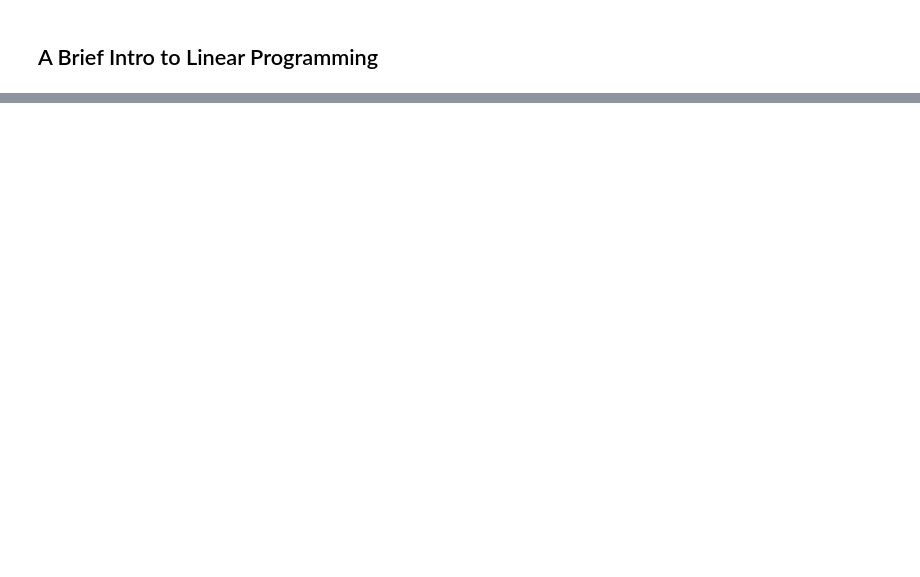
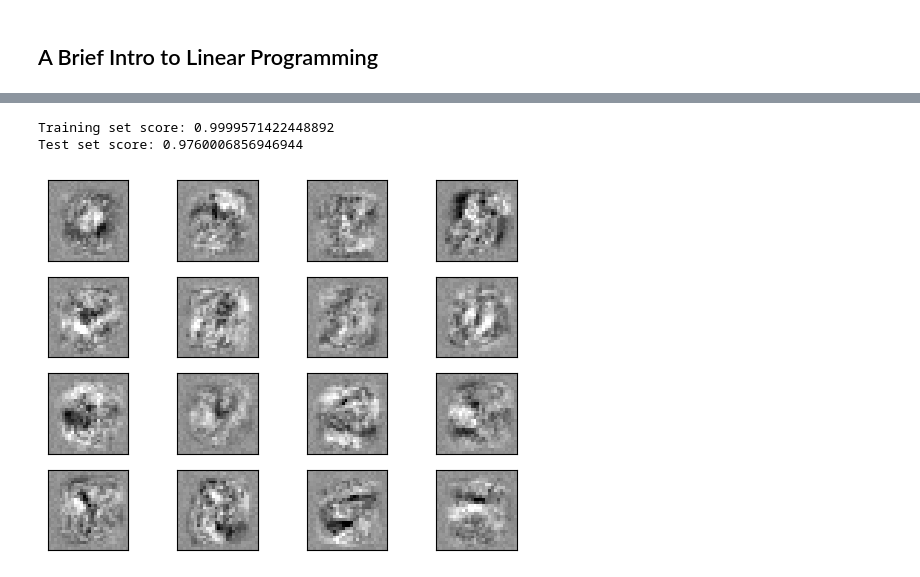
Before and after one commit to MiesnerJacob/essential-math-for-data-science, a Jupyter notebook: 09-appendix-a-supplumental-topics.ipynb, the cells around one changed output, grey strips where cells are left out. Drawn from its saved outputs; the diff is of its cells as text; code cells hidden in the pictures; blank space fills up the shorter version.

```diff
--- a/09-appendix-a-supplumental-topics.ipynb
+++ b/09-appendix-a-supplumental-topics.ipynb
@@ -173,0 +403,39 @@ def normal_pdf(x: float, mean: float, std_dev:float):
+# %%
+# A handwsritten digit classifier neural network in scikit-learn
+
+df = pd.read_csv("https://bit.ly/3ilJc2C", compression="zip", delimiter=",")
+
+X = (df.values[:, :-1] / 255)
+Y = df.values[:, -1]
+
+X_train, X_test, Y_train, Y_test = train_test_split(
+    X, Y, test_size=1/3, random_state=42, stratify=Y
+)
+
+nn = MLPClassifier(
+    solver="sgd",
+    hidden_layer_sizes=(100, ),
+    activation="logistic",
+    max_iter=480,
+    learning_rate_init=0.1
+)
+
+nn.fit(X_train, Y_train)
+
+print(f"Training set score: {nn.score(X_train, Y_train)}")
+print(f"Test set score: {nn.score(X_test, Y_test)}")
+
+# Plot heatmap
+fig, axes = plt.subplots(4, 4)
+
+vmin, vmax = nn.coefs_[0].min(), nn.coefs_[0].max()
+for coef, ax in zip(nn.coefs_[0].T, axes.ravel()):
+    ax.matshow(coef.reshape(28, 28), cmap=plt.cm.gray, vmin=0.5 * vmin, vmax= 0.5 * vmax)
+    ax.set_xticks(())
+    ax.set_yticks(())
+
+plt.show()
+# %% [output]
+Training set score: 0.9999571422448892
+Test set score: 0.9760006856946944
+[figure, added]
```
Also changed, not shown: parts of 16 cells of this notebook.
